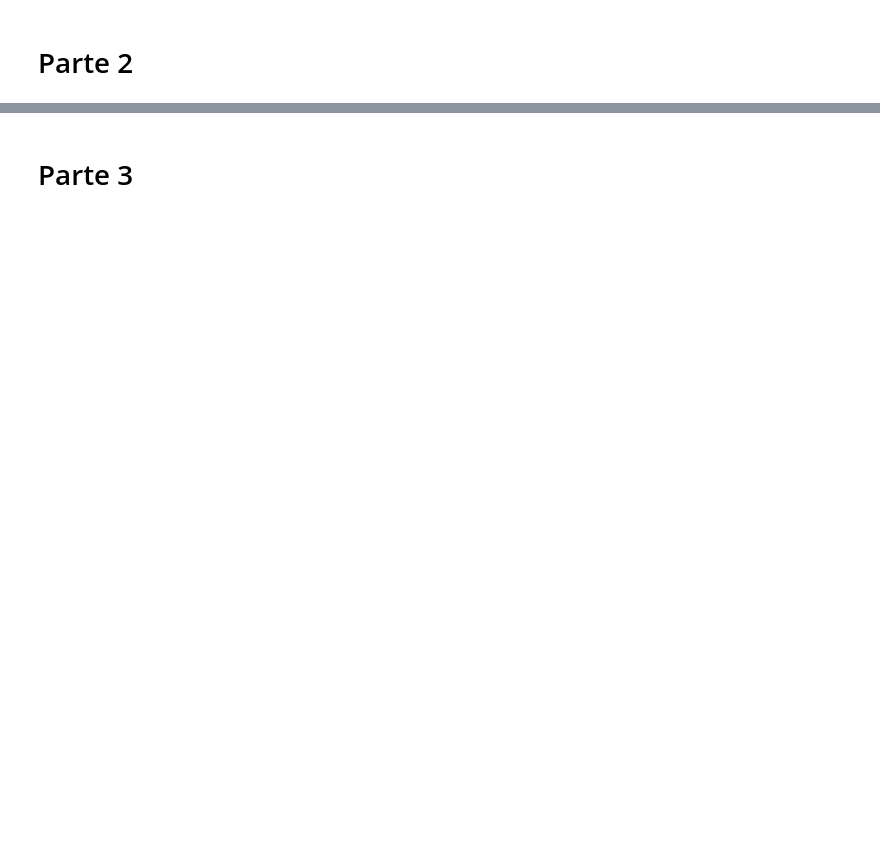
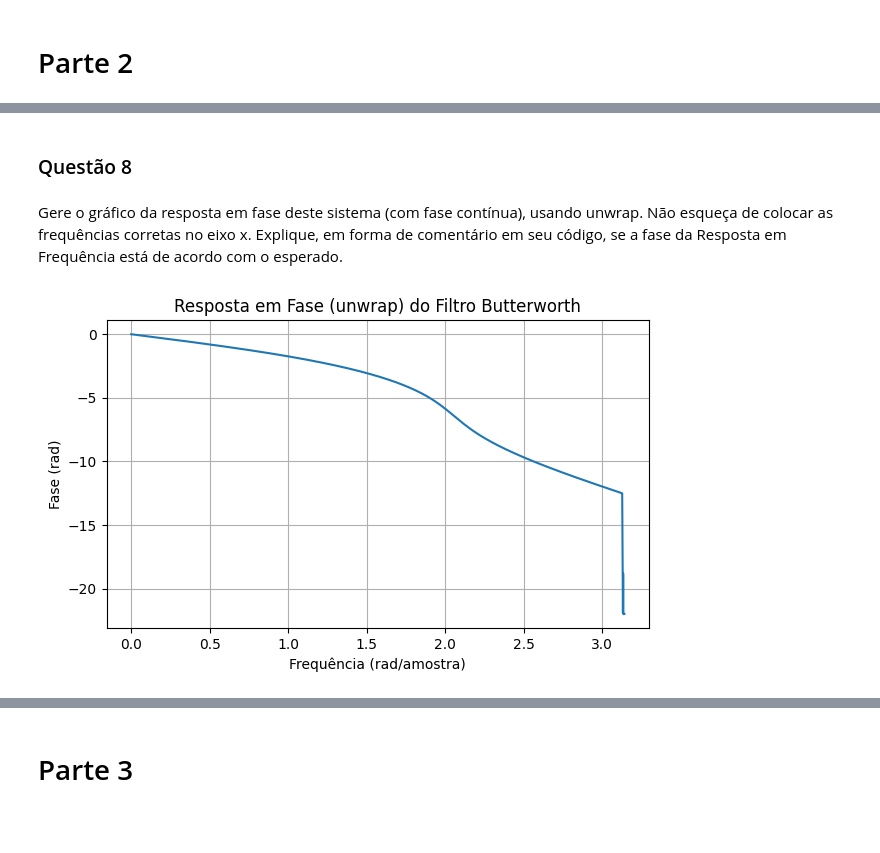
Before and after one commit to Miguel-Edson/Processamento_Digital_de_Sinais, a Jupyter notebook: Miguel_Edson_Ramos_Lima.ipynb, the cells around one changed output, grey strips where cells are left out. Drawn from its saved outputs; the diff is of its cells as text; code cells hidden in the pictures; blank space fills up the shorter version.

```diff
--- a/Trabalho02.ipynb
+++ b/Miguel_Edson_Ramos_Lima.ipynb
@@ -276,0 +322,27 @@ plt.show()
+# %% [markdown]
+### Questão 8
+# %% [markdown]
+Gere o gráfico da resposta em fase deste sistema (com fase contínua), usando  unwrap. Não esqueça de colocar as frequências corretas no eixo x. Explique, em forma de  comentário em seu código, se a fase da Resposta em Frequência  está de acordo com o esperado.
+# %%
+# Parâmetros do filtro
+fc = 0.65 * np.pi            # frequência de corte analógica pedida no enunciado
+fc_norm = fc / np.pi         # normalizada (0 a 1)
+ordem = 8
+
+# Coeficientes do filtro
+b, a = butter(ordem, fc_norm, btype='low')
+
+# Resposta em frequência
+w, H = freqz(b, a, worN=2048)
+fase = np.unwrap(np.angle(H))
+
+# Gráfico da fase
+plt.figure(figsize=(7,4))
+plt.plot(w, fase)
+plt.title("Resposta em Fase (unwrap) do Filtro Butterworth")
+plt.xlabel("Frequência (rad/amostra)")
+plt.ylabel("Fase (rad)")
+plt.grid(True)
+plt.show()
+# %% [output]
+[figure, added]
```
Also changed, not shown: parts of 21 cells of this notebook.
